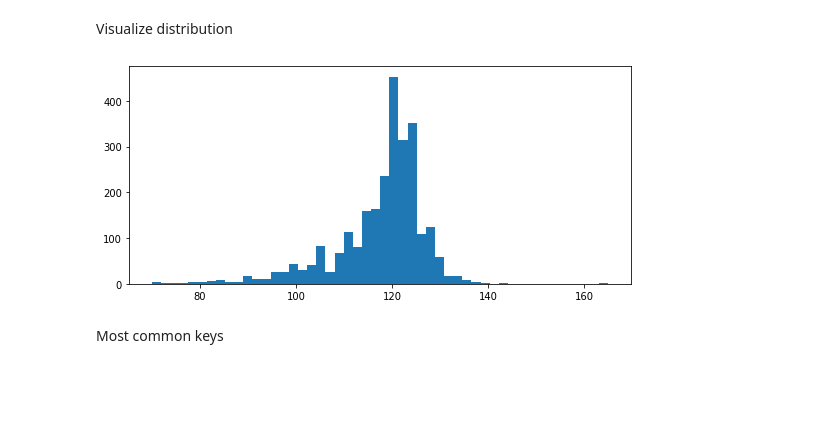
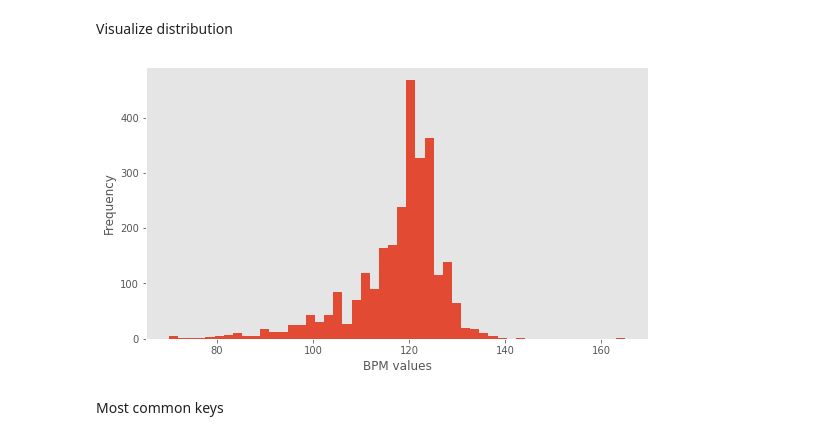
Before and after one commit to GeorgeMcIntire/DataJockey, a Jupyter notebook: Notebooks/EDA Part 1.ipynb, the cells around one changed output. Drawn from its saved outputs; the diff is of its cells as text; code cells hidden in the pictures; blank space fills up the shorter version.

```diff
--- a/Notebooks/EDA Part 1.ipynb
+++ b/Notebooks/EDA Part 1.ipynb
@@ -22,6 +22,7 @@ import librosa
 import taglib
 import warnings
 warnings.filterwarnings('ignore')
+plt.style.use("ggplot")
 # %%
 #Imports from project package called project_tools
 from project_tools.utils import adapt_array, convert_array, tag_cleaner, json_opener
@@ -155,9 +139,11 @@ This is pretty much to be expected for a DJ such as myself who plays house, funk
 # %% [markdown]
 Visualize distribution
 # %%
-bpm.hist(bins = 50, figsize=(9, 4),grid = False);
+bpm.hist(bins = 50, figsize=(9, 5),grid = False)
+plt.xlabel("BPM values")
+plt.ylabel("Frequency");
 # %% [output]
-[figure, old version]
+[figure, new version]
 # %% [markdown]
 Most common keys
 # %%
```
Also changed, not shown: parts of 18 cells of this notebook.
